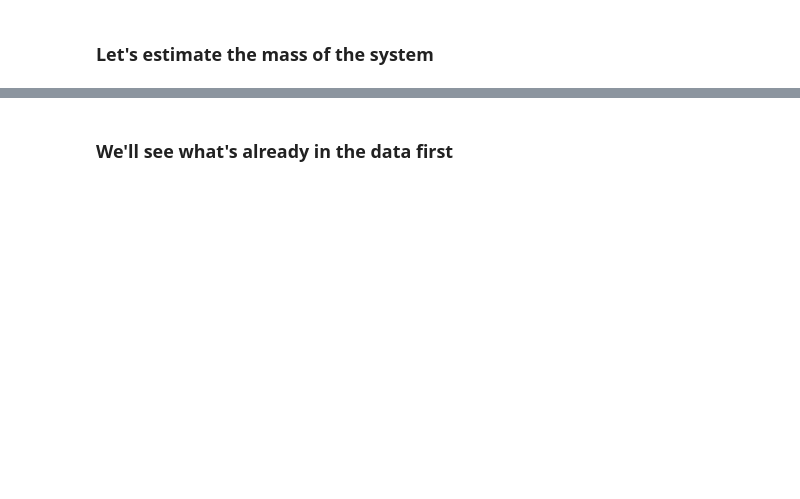
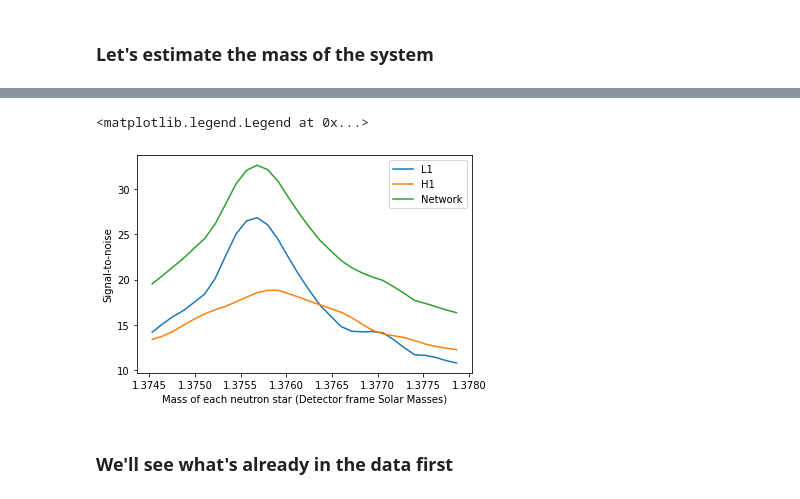
Before and after one commit to gwastro/PyCBC-Tutorials, a Jupyter notebook: examples/gw170817_mass_estimate.ipynb, the cells around one changed output, grey strips where cells are left out. Saved outputs shown, nothing was run; the diff lists cells and outputs as text; code cells hidden in the pictures; blank space fills up the shorter version.

```diff
--- a/examples/gw170817_mass_estimate.ipynb
+++ b/examples/gw170817_mass_estimate.ipynb
@@ -132,16 +149,19 @@ print("We found the best Mass1=Mass2 was %2.2f solar masses (detector frame)" %
 # %%
 # We can see how the estimate from each IFO agrees
 import numpy
 
-network_snrs = [abs(numpy.array(s.values())**2.0).sum()**0.5 for s in snrs]
+network_snrs = [abs(numpy.array(list(s.values()))**2.0).sum()**0.5 for s in snrs]
 for ifo in ['L1', 'H1']:
     ind_snrs =  [abs(s[ifo]) for s in snrs]
     pylab.plot(masses, ind_snrs, label=ifo)
 
 pylab.plot(masses, network_snrs, label='Network')
 pylab.ylabel('Signal-to-noise')
 pylab.xlabel('Mass of each neutron star (Detector frame Solar Masses)')
 pylab.legend()
+# %% [output]
+<matplotlib.legend.Legend at 0x...>
+[figure, added]
 # %% [markdown]
 ### We'll see what's already in the data first ###
 # %%
```
Also changed, not shown: parts of 7 cells of this notebook, 10 other files.
